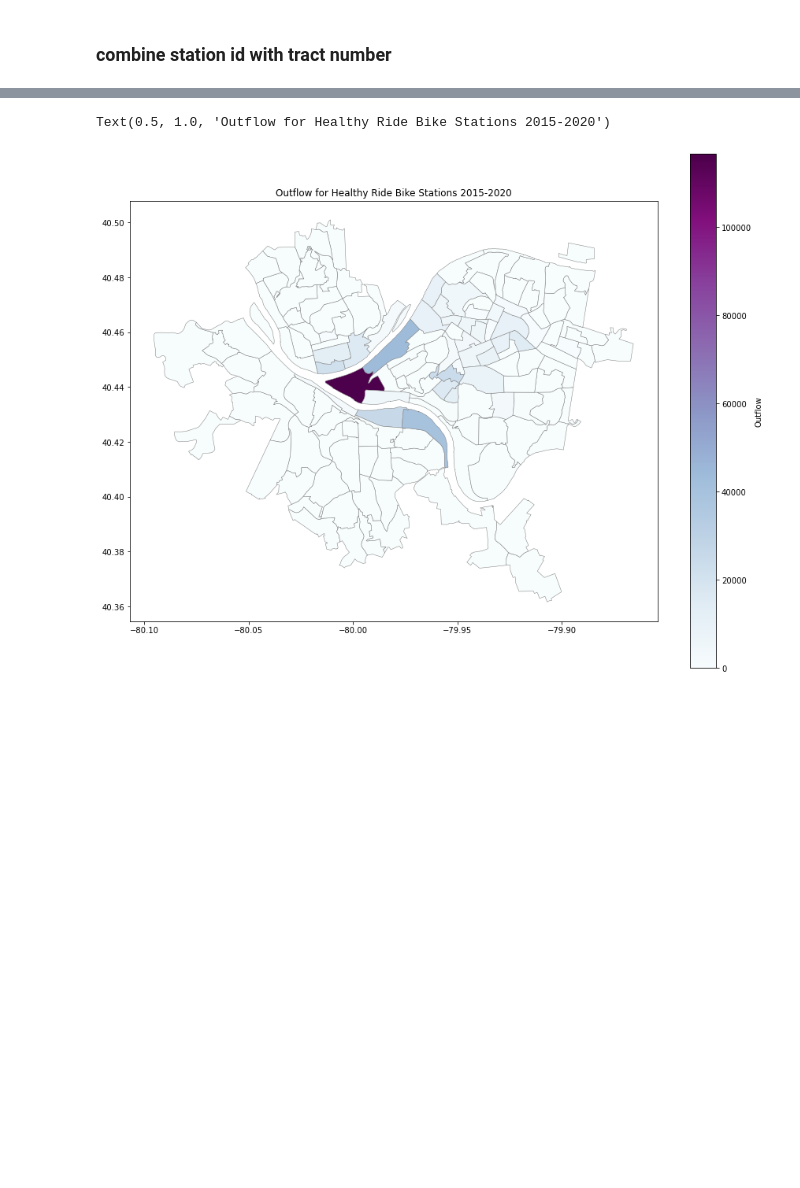
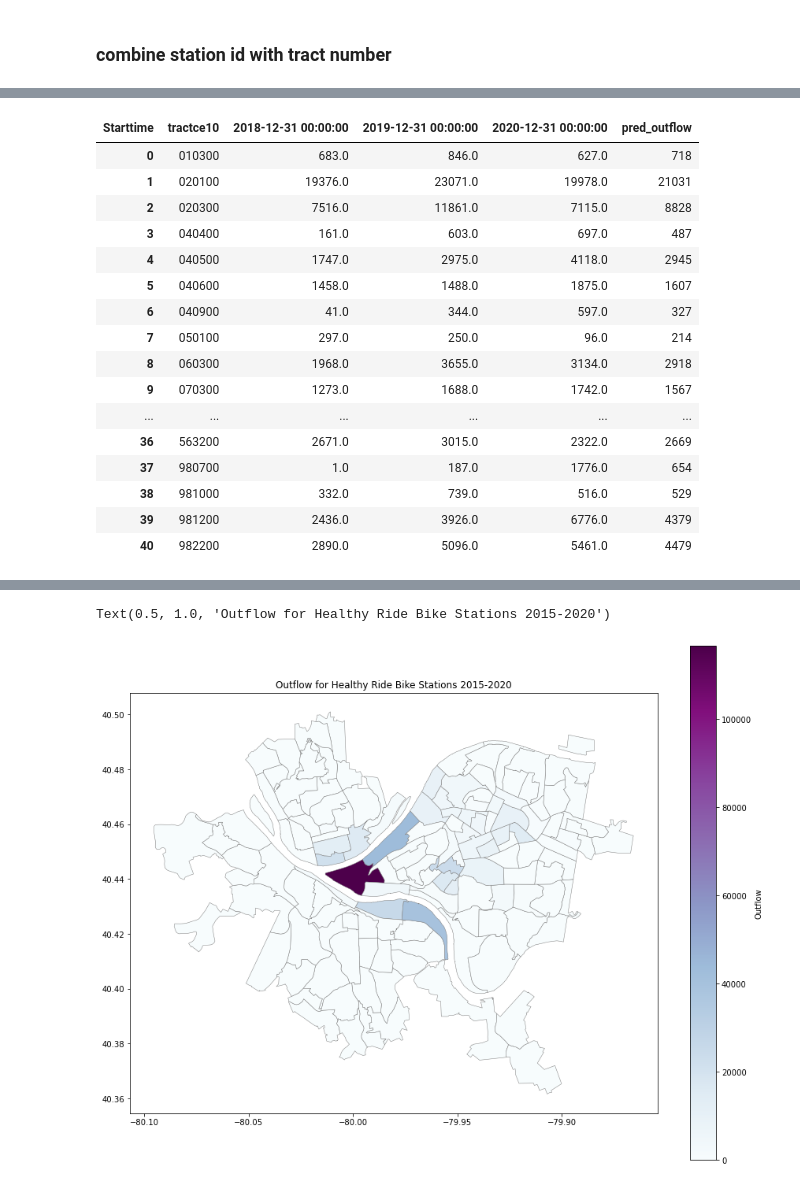
Before and after one commit to katelyn98/HealthyRide-Mapping, a Jupyter notebook: Notebooks/InflowOutflow.ipynb, the cells around one changed output, grey strips where cells are left out. Drawn from its saved outputs; the diff is of its cells as text; code cells hidden in the pictures; blank space fills up the shorter version.

```diff
--- a/Notebooks/InflowOutflow.ipynb
+++ b/Notebooks/InflowOutflow.ipynb
@@ -103,0 +155,4 @@ outflow_df
+# %%
+pivot = pd.pivot_table(outflow_df, values='outflow_count', index=['station_id','tractce10'],
+                    columns=['Starttime'])
+pivot
@@ -103,0 +174,5 @@ outflow_df
+# %%
+pivot['pred_outflow'] = pivot.mean(axis=1)
+pivot['pred_outflow'] = pivot.pred_outflow.astype(int)
+pivot = pivot.reset_index()
+pivot
@@ -128,0 +260,23 @@ inflow_df
+# %%
+# pivot = pivot.drop(columns=['station_id'])
+tracts_outflow = pivot.groupby('tractce10').sum()
+tracts_outflow = tracts_outflow.reset_index()
+tracts_outflow
+# %% [output]
+| Starttime | tractce10 | 2018-12-31 00:00:00 | 2019-12-31 00:00:00 | 2020-12-31 00:00:00 | pred_outflow |
+| 0 | 010300 | 683.0 | 846.0 | 627.0 | 718 |
+| 1 | 020100 | 19376.0 | 23071.0 | 19978.0 | 21031 |
+| 2 | 020300 | 7516.0 | 11861.0 | 7115.0 | 8828 |
+| 3 | 040400 | 161.0 | 603.0 | 697.0 | 487 |
+| 4 | 040500 | 1747.0 | 2975.0 | 4118.0 | 2945 |
+| 5 | 040600 | 1458.0 | 1488.0 | 1875.0 | 1607 |
+| 6 | 040900 | 41.0 | 344.0 | 597.0 | 327 |
+| 7 | 050100 | 297.0 | 250.0 | 96.0 | 214 |
+| 8 | 060300 | 1968.0 | 3655.0 | 3134.0 | 2918 |
+| 9 | 070300 | 1273.0 | 1688.0 | 1742.0 | 1567 |
+| ... | ... | ... | ... | ... | ... |
+| 36 | 563200 | 2671.0 | 3015.0 | 2322.0 | 2669 |
+| 37 | 980700 | 1.0 | 187.0 | 1776.0 | 654 |
+| 38 | 981000 | 332.0 | 739.0 | 516.0 | 529 |
+| 39 | 981200 | 2436.0 | 3926.0 | 6776.0 | 4379 |
+| 40 | 982200 | 2890.0 | 5096.0 | 5461.0 | 4479 |
```
Also changed, not shown: parts of 16 cells of this notebook, 2 other files.
